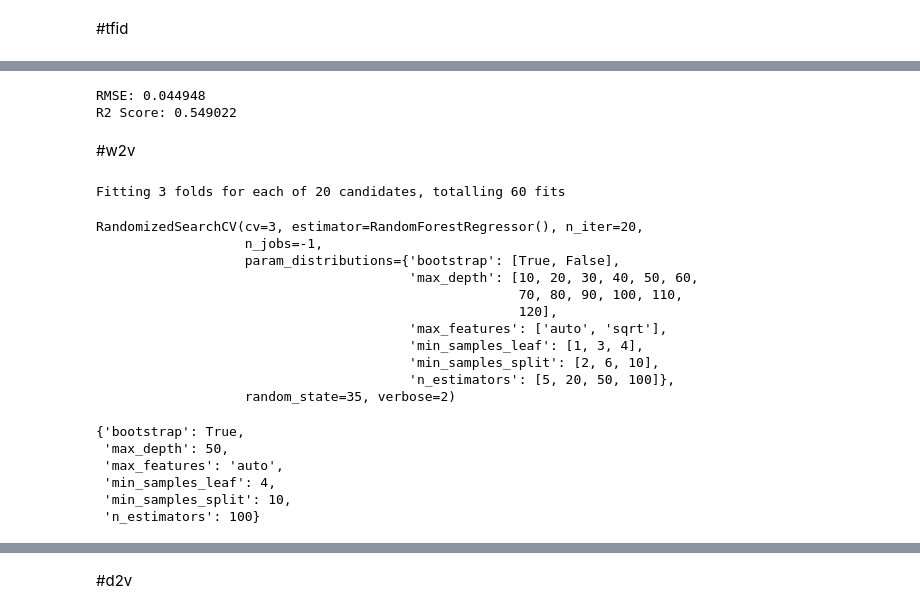
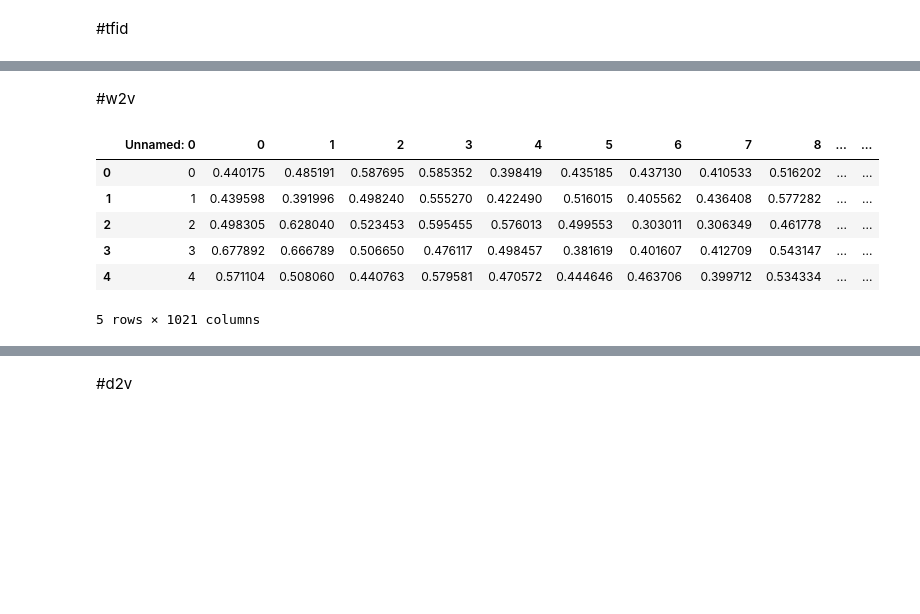
Before and after one commit to Zarmina97/NLP-project-, a Jupyter notebook: Models/RandomForest.ipynb, the cells around one changed output, grey strips where cells are left out. Drawn from its saved outputs; the diff is of its cells as text; code cells hidden in the pictures; blank space fills up the shorter version.

```diff
--- a/Models/RandomForest.ipynb
+++ b/Models/RandomForest.ipynb
@@ -38,8 +38,8 @@ Mounted at /content/drive
 # %%
-bow_data=pd.read_csv('/content/drive/MyDrive/NLP/bow_dataset.csv')
-tf_idf_data=pd.read_csv('/content/drive/MyDrive/NLP/tfidf_dataset.csv')
-# w2v_df=pd.read_csv('w2v_df.csv')
-# d2v_df=pd.read_csv('d2v_df.csv')
+bow_data=pd.read_csv('/content/drive/MyDrive/NLP/Dataset/bow_dataset.csv')
+tf_idf_data=pd.read_csv('/content/drive/MyDrive/NLP/Dataset/tfidf_dataset.csv')
+w2v_df=pd.read_csv('/content/drive/MyDrive/NLP/Dataset/w2v_df.csv')
+d2v_df=pd.read_csv('/content/drive/MyDrive/NLP/Dataset/d2v_df.csv')
 # %%
 bow_data.head()
 # %% [output]
@@ -222,12 +170,12 @@ plot_feature_importance(rnd_clf.feature_importances_,x_train.columns,'RANDOM FOR
-# %%
-rmse = np.sqrt(mean_squared_error(y_test, y_pred_rnd_clf))
-print("RMSE: %f" % (rmse))
-
-R2=r2_score(y_test,y_pred_rnd_clf)
-print("R2 Score: %f" % (R2))
-print()
-# %% [output]
-RMSE: 0.044948
-R2 Score: 0.549022
 # %% [markdown]
 #w2v
+# %%
+w2v_df.head()
+# %% [output]
+|  | Unnamed: 0 | 0 | 1 | 2 | 3 | 4 | 5 | 6 | 7 | 8 | ... | ... |
+| 0 | 0 | 0.440175 | 0.485191 | 0.587695 | 0.585352 | 0.398419 | 0.435185 | 0.437130 | 0.410533 | 0.516202 | ... | ... |
+| 1 | 1 | 0.439598 | 0.391996 | 0.498240 | 0.555270 | 0.422490 | 0.516015 | 0.405562 | 0.436408 | 0.577282 | ... | ... |
+| 2 | 2 | 0.498305 | 0.628040 | 0.523453 | 0.595455 | 0.576013 | 0.499553 | 0.303011 | 0.306349 | 0.461778 | ... | ... |
+| 3 | 3 | 0.677892 | 0.666789 | 0.506650 | 0.476117 | 0.498457 | 0.381619 | 0.401607 | 0.412709 | 0.543147 | ... | ... |
+| 4 | 4 | 0.571104 | 0.508060 | 0.440763 | 0.579581 | 0.470572 | 0.444646 | 0.463706 | 0.399712 | 0.534334 | ... | ... |
+5 rows × 1021 columns
@@ -246,45 +201,3 @@ x_train, x_test, y_train, y_test = train_test_split(X, y, test_size=0.2)
-# %%
-model_rand = RandomForestRegressor()
-
-n_estimators = [5,20,50,100] # number of trees in the random forest
-max_features = ['auto', 'sqrt'] # number of features in consideration at every split
-max_depth = [int(x) for x in np.linspace(10, 120, num = 12)] # maximum number of levels allowed in each decision tree
-min_samples_split = [2, 6, 10] # minimum sample number to split a node
-min_samples_leaf = [1, 3, 4] # minimum sample number that can be stored in a leaf node
-bootstrap = [True, False] # method used to sample data points
-
-random_grid = {'n_estimators': n_estimators,
-
-'max_features': max_features,
-'max_depth': max_depth,
-'min_samples_split': min_samples_split,
-'min_samples_leaf': min_samples_leaf,
-'bootstrap': bootstrap}
-
-rf_random = RandomizedSearchCV(estimator = model_rand,param_distributions = random_grid,n_iter = 20, cv = 3, verbose=2, random_state=35, n_jobs = -1)
-rf_random.fit(x_train, y_train)
-# %% [output]
-Fitting 3 folds for each of 20 candidates, totalling 60 fits
-RandomizedSearchCV(cv=3, estimator=RandomForestRegressor(), n_iter=20,
-                   n_jobs=-1,
-                   param_distributions={'bootstrap': [True, False],
-                                        'max_depth': [10, 20, 30, 40, 50, 60,
-                                                      70, 80, 90, 100, 110,
-                                                      120],
-                                        'max_features': ['auto', 'sqrt'],
-                                        'min_samples_leaf': [1, 3, 4],
-                                        'min_samples_split': [2, 6, 10],
-                                        'n_estimators': [5, 20, 50, 100]},
-                   random_state=35, verbose=2)
-# %%
-rf_random.best_params_
-# %% [output]
-{'bootstrap': True,
- 'max_depth': 50,
- 'max_features': 'auto',
- 'min_samples_leaf': 4,
- 'min_samples_split': 10,
- 'n_estimators': 100}
 # %%
 rnd_clf = RandomForestRegressor(n_estimators=100, min_samples_split=10 , min_samples_leaf=4, max_features='auto',max_depth=50,bootstrap=True)
 rnd_clf.fit(x_train, y_train)
```
Also changed, not shown: parts of 25 cells of this notebook, 1 other file.
